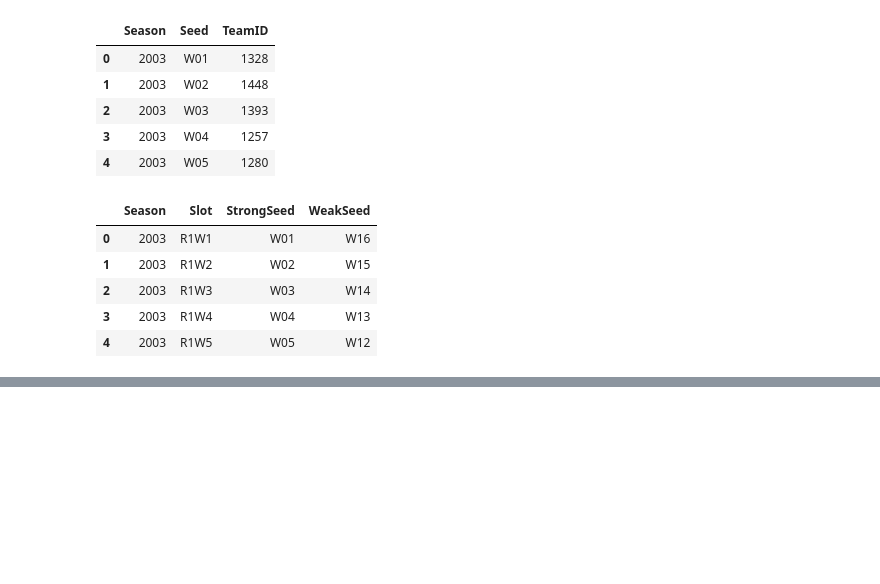
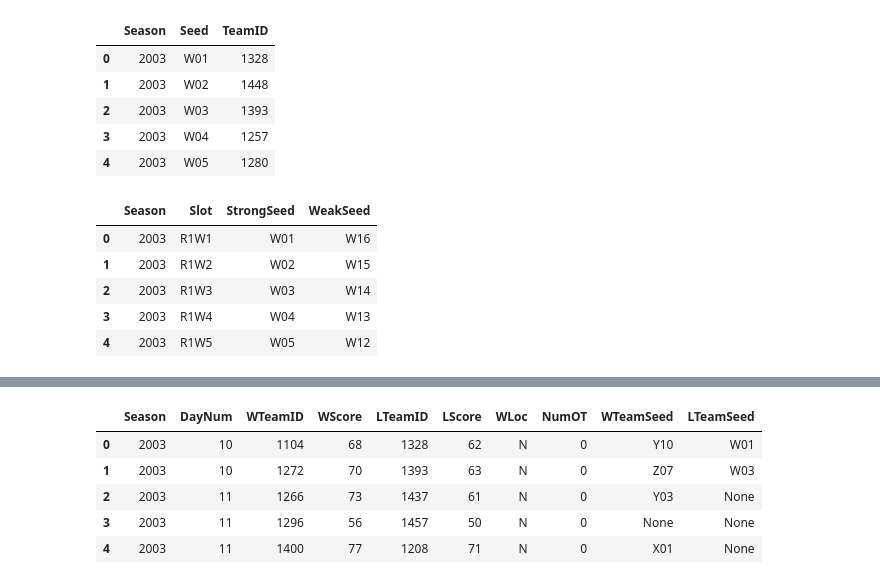
Before and after one commit to dylanfarrell/march-madness-bracket-prediction, a Jupyter notebook: basic_feature_engineering.ipynb, the cells around one changed output, grey strips where cells are left out. Cells and saved outputs as stored; diff of their text form; code cells hidden in the pictures; blank space fills up the shorter version.

```diff
--- a/basic_feature_engineering.ipynb
+++ b/basic_feature_engineering.ipynb
@@ -222,0 +212,24 @@ season_stats_basic.groupby('Season').sum()
+# %%
+# join game results with seeds
+team_seeds_q = '''
+SELECT
+    a.*, b.Seed WTeamSeed, c.Seed LTeamSeed
+FROM regular_season_compact a
+LEFT JOIN seeds b
+    ON a.WTeamID = b.TeamID
+    AND a.Season = b.Season
+LEFT JOIN seeds c
+    ON a.LTeamID = c.TeamID
+    AND a.Season = c.Season
+'''
+team_seeds = sqldf(team_seeds_q)
+# make sure both columns are strings
+team_seeds[['WTeamSeed','LTeamSeed']] = team_seeds[['WTeamSeed','LTeamSeed']].astype(str)
+team_seeds.head()
+# %% [output]
+|  | Season | DayNum | WTeamID | WScore | LTeamID | LScore | WLoc | NumOT | WTeamSeed | LTeamSeed |
+| 0 | 2003 | 10 | 1104 | 68 | 1328 | 62 | N | 0 | Y10 | W01 |
+| 1 | 2003 | 10 | 1272 | 70 | 1393 | 63 | N | 0 | Z07 | W03 |
+| 2 | 2003 | 11 | 1266 | 73 | 1437 | 61 | N | 0 | Y03 | None |
+| 3 | 2003 | 11 | 1296 | 56 | 1457 | 50 | N | 0 | None | None |
+| 4 | 2003 | 11 | 1400 | 77 | 1208 | 71 | N | 0 | X01 | None |
```
Also changed, not shown: parts of 32 cells of this notebook.
